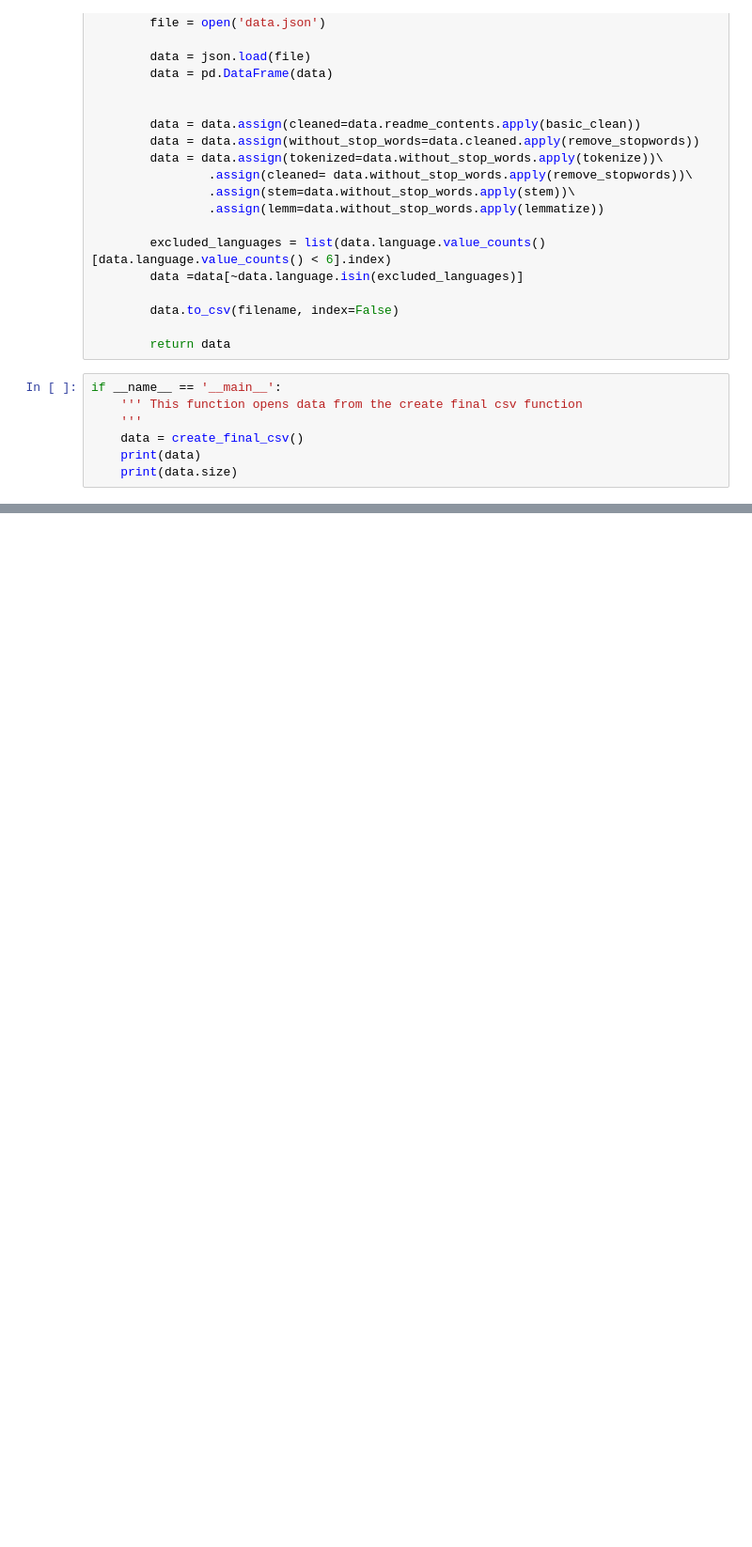
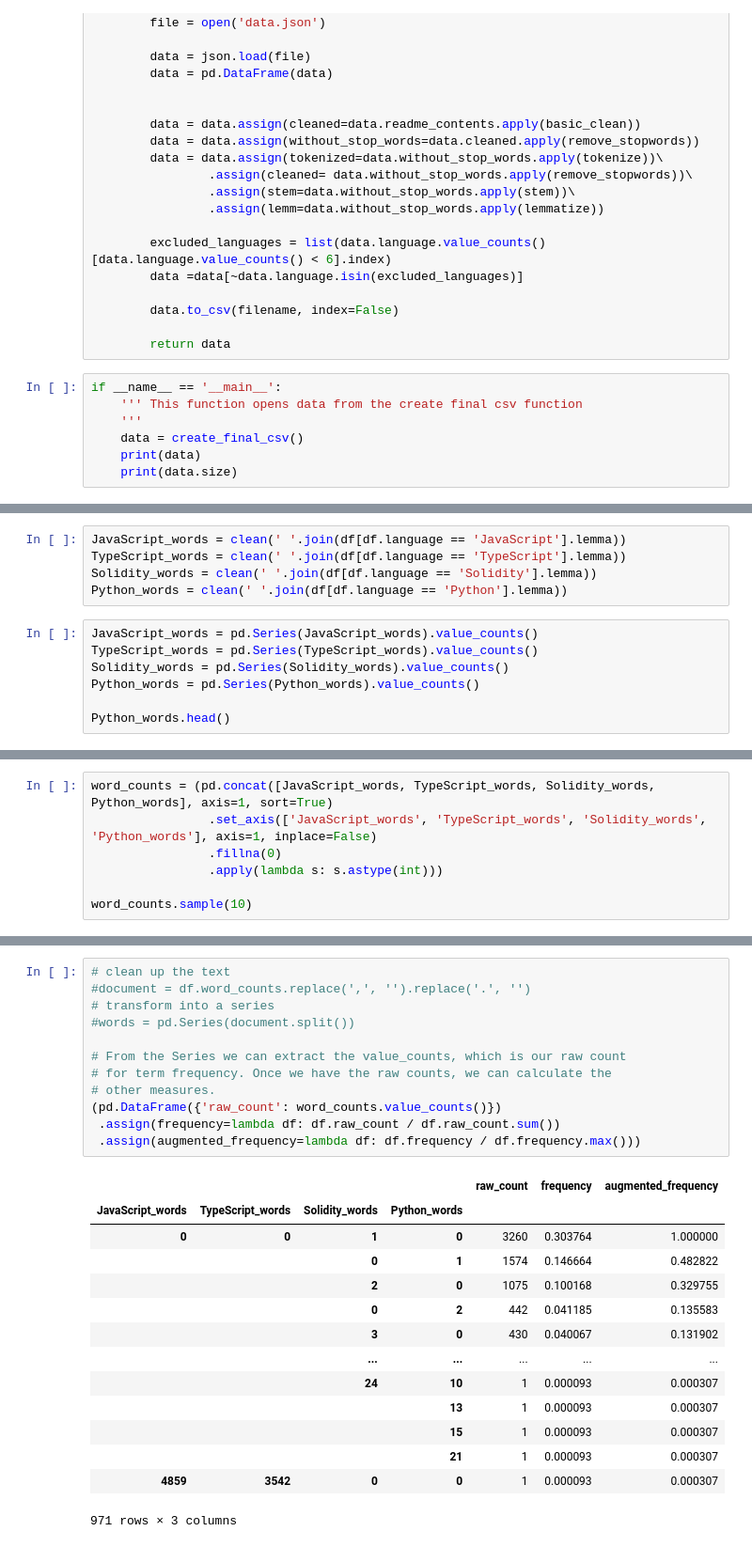
Before and after one commit to tim-keriazes/github-web-scraping-NLP-project, a Jupyter notebook: Luis_working_notebook.ipynb, the cells around one changed output, grey strips where cells are left out. Shown at 94% size. Cells and saved outputs as stored; diff of their text form; blank space fills up the shorter version.

```diff
--- a/Luis_working_notebook.ipynb
+++ b/Luis_working_notebook.ipynb
@@ -343,0 +909,12 @@ if __name__ == '__main__':
+# %%
+JavaScript_words = clean(' '.join(df[df.language == 'JavaScript'].lemma))
+TypeScript_words = clean(' '.join(df[df.language == 'TypeScript'].lemma))
+Solidity_words = clean(' '.join(df[df.language == 'Solidity'].lemma))
+Python_words = clean(' '.join(df[df.language == 'Python'].lemma))
+# %%
+JavaScript_words = pd.Series(JavaScript_words).value_counts()
+TypeScript_words = pd.Series(TypeScript_words).value_counts()
+Solidity_words = pd.Series(Solidity_words).value_counts()
+Python_words = pd.Series(Python_words).value_counts()
+
+Python_words.head()
@@ -343,0 +928,7 @@ if __name__ == '__main__':
+# %%
+word_counts = (pd.concat([JavaScript_words, TypeScript_words, Solidity_words, Python_words], axis=1, sort=True)
+                .set_axis(['JavaScript_words', 'TypeScript_words', 'Solidity_words', 'Python_words'], axis=1, inplace=False)
+                .fillna(0)
+                .apply(lambda s: s.astype(int)))
+
+word_counts.sample(10)
@@ -343,0 +1042,27 @@ if __name__ == '__main__':
+# %%
+# clean up the text
+#document = df.word_counts.replace(',', '').replace('.', '')
+# transform into a series
+#words = pd.Series(document.split())
+
+# From the Series we can extract the value_counts, which is our raw count
+# for term frequency. Once we have the raw counts, we can calculate the
+# other measures.
+(pd.DataFrame({'raw_count': word_counts.value_counts()})
+ .assign(frequency=lambda df: df.raw_count / df.raw_count.sum())
+ .assign(augmented_frequency=lambda df: df.frequency / df.frequency.max()))
+# %% [output]
+|  |  |  |  | raw_count | frequency | augmented_frequency |
+| JavaScript_words | TypeScript_words | Solidity_words | Python_words |  |  |  |
+| 0 | 0 | 1 | 0 | 3260 | 0.303764 | 1.000000 |
+|  |  | 0 | 1 | 1574 | 0.146664 | 0.482822 |
+|  |  | 2 | 0 | 1075 | 0.100168 | 0.329755 |
+|  |  | 0 | 2 | 442 | 0.041185 | 0.135583 |
+|  |  | 3 | 0 | 430 | 0.040067 | 0.131902 |
+|  |  | ... | ... | ... | ... | ... |
+|  |  | 24 | 10 | 1 | 0.000093 | 0.000307 |
+|  |  |  | 13 | 1 | 0.000093 | 0.000307 |
+|  |  |  | 15 | 1 | 0.000093 | 0.000307 |
+|  |  |  | 21 | 1 | 0.000093 | 0.000307 |
+| 4859 | 3542 | 0 | 0 | 1 | 0.000093 | 0.000307 |
+971 rows × 3 columns
```
Also changed, not shown: parts of 75 cells of this notebook, 1 other file.
